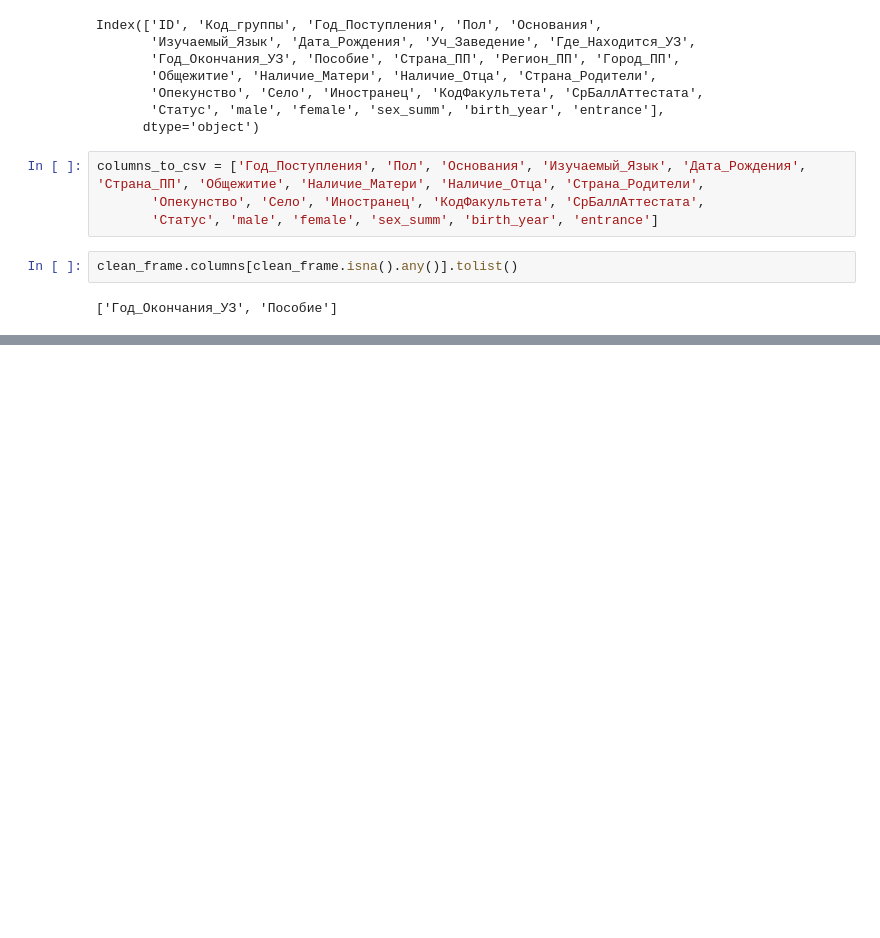
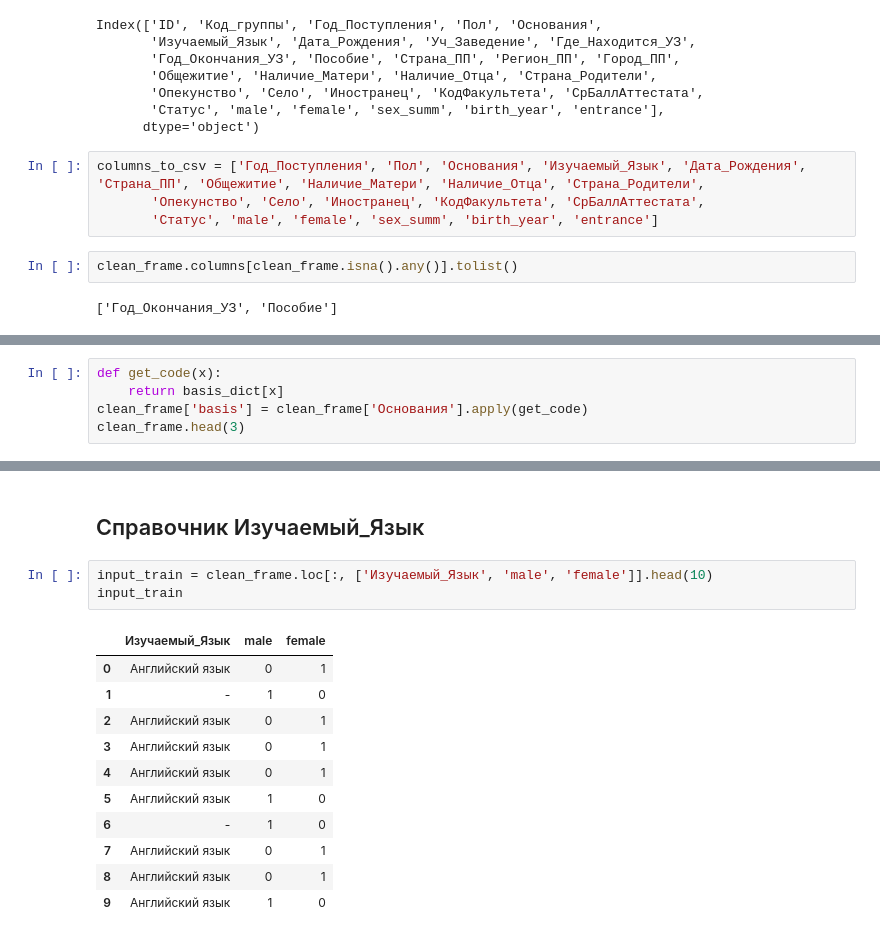
Before and after one commit to RomanZorkin/digital_match_altay, a Jupyter notebook: notebooks/test.ipynb, the cells around one changed output, grey strips where cells are left out. Drawn from its saved outputs; the diff is of its cells as text; blank space fills up the shorter version.

```diff
--- a/notebooks/test.ipynb
+++ b/notebooks/test.ipynb
@@ -345,0 +382,5 @@ clean_frame.columns[clean_frame.isna().any()].tolist()
+# %%
+def get_code(x):
+    return basis_dict[x]
+clean_frame['basis'] = clean_frame['Основания'].apply(get_code)
+clean_frame.head(3)
@@ -345,0 +420,17 @@ clean_frame.columns[clean_frame.isna().any()].tolist()
+# %% [markdown]
+## Справочник Изучаемый_Язык
+# %%
+input_train = clean_frame.loc[:, ['Изучаемый_Язык', 'male', 'female']].head(10)
+input_train
+# %% [output]
+|  | Изучаемый_Язык | male | female |
+| 0 | Английский язык | 0 | 1 |
+| 1 | - | 1 | 0 |
+| 2 | Английский язык | 0 | 1 |
+| 3 | Английский язык | 0 | 1 |
+| 4 | Английский язык | 0 | 1 |
+| 5 | Английский язык | 1 | 0 |
+| 6 | - | 1 | 0 |
+| 7 | Английский язык | 0 | 1 |
+| 8 | Английский язык | 0 | 1 |
+| 9 | Английский язык | 1 | 0 |
```
Also changed, not shown: parts of 14 cells of this notebook.
